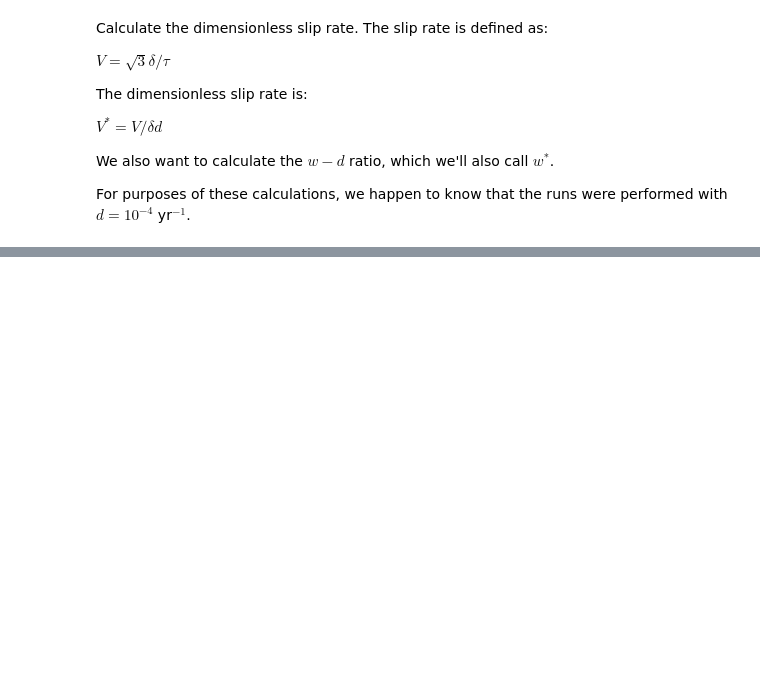
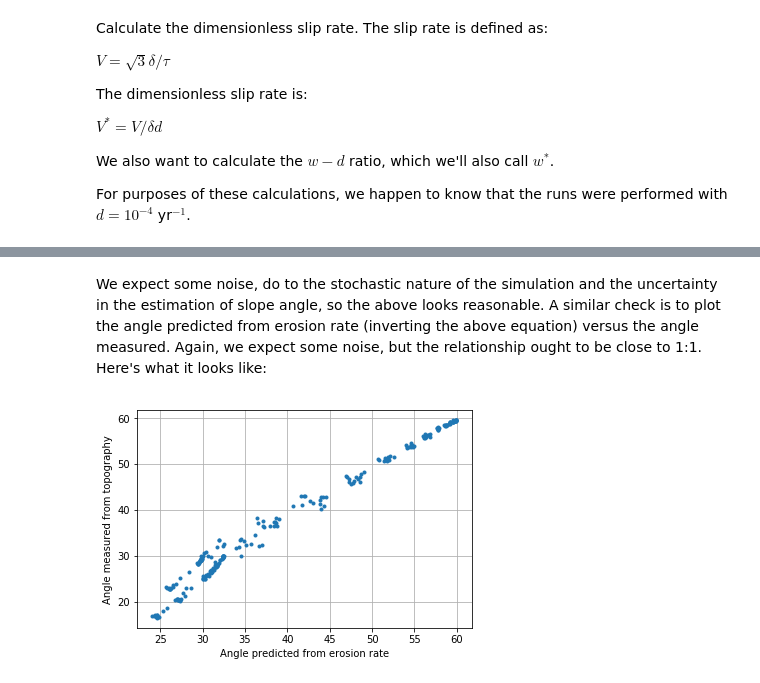
Before and after one commit to gregtucker/facetmorphology, a Jupyter notebook: DataAnalysis/plot_and_analyze_vw_series_runs.ipynb, the cells around one changed output, grey strips where cells are left out. Saved outputs shown, nothing was run; the diff lists cells and outputs as text; code cells hidden in the pictures; blank space fills up the shorter version.

```diff
--- a/DataAnalysis/plot_and_analyze_vw_series_runs.ipynb
+++ b/DataAnalysis/plot_and_analyze_vw_series_runs.ipynb
@@ -409,0 +139,11 @@ plt.ylim([0, 60])
+# %% [markdown]
+We expect some noise, do to the stochastic nature of the simulation and the uncertainty in the estimation of slope angle, so the above looks reasonable. A similar check is to plot the angle predicted from erosion rate (inverting the above equation) versus the angle measured. Again, we expect some noise, but the relationship ought to be close to 1:1. Here's what it looks like:
+# %%
+EvV = df['erorate'] / df['V']
+theta_pred = np.degrees(np.arctan((1/np.cos(alphar))*(np.sin(alphar) - EvV)))
+plt.plot(theta_pred, df['angle'], '.')
+plt.xlabel('Angle predicted from erosion rate')
+plt.ylabel('Angle measured from topography')
+plt.grid(True)
+# %% [output]
+[figure, added]
```
Also changed, not shown: parts of 45 cells of this notebook, 5 other files.
